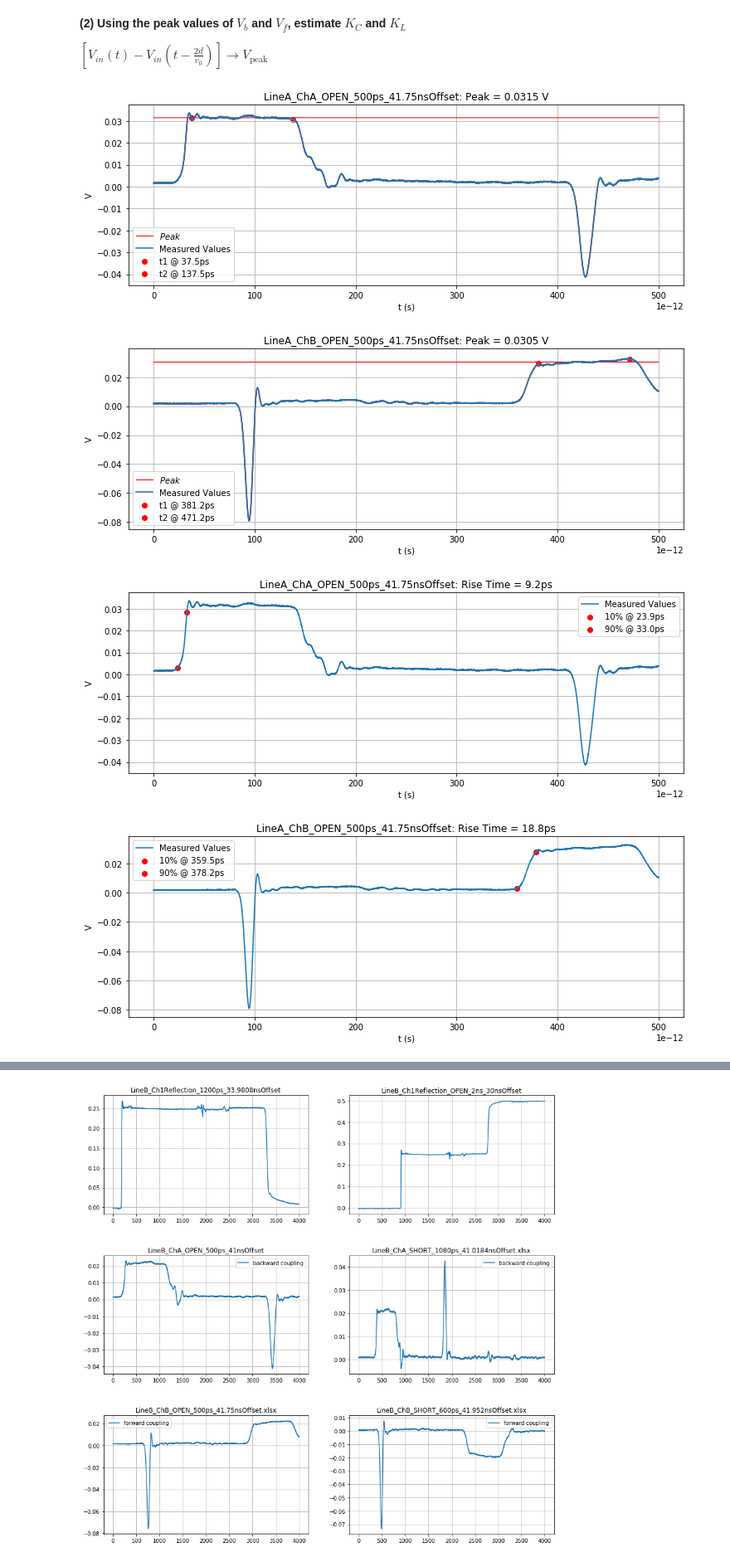
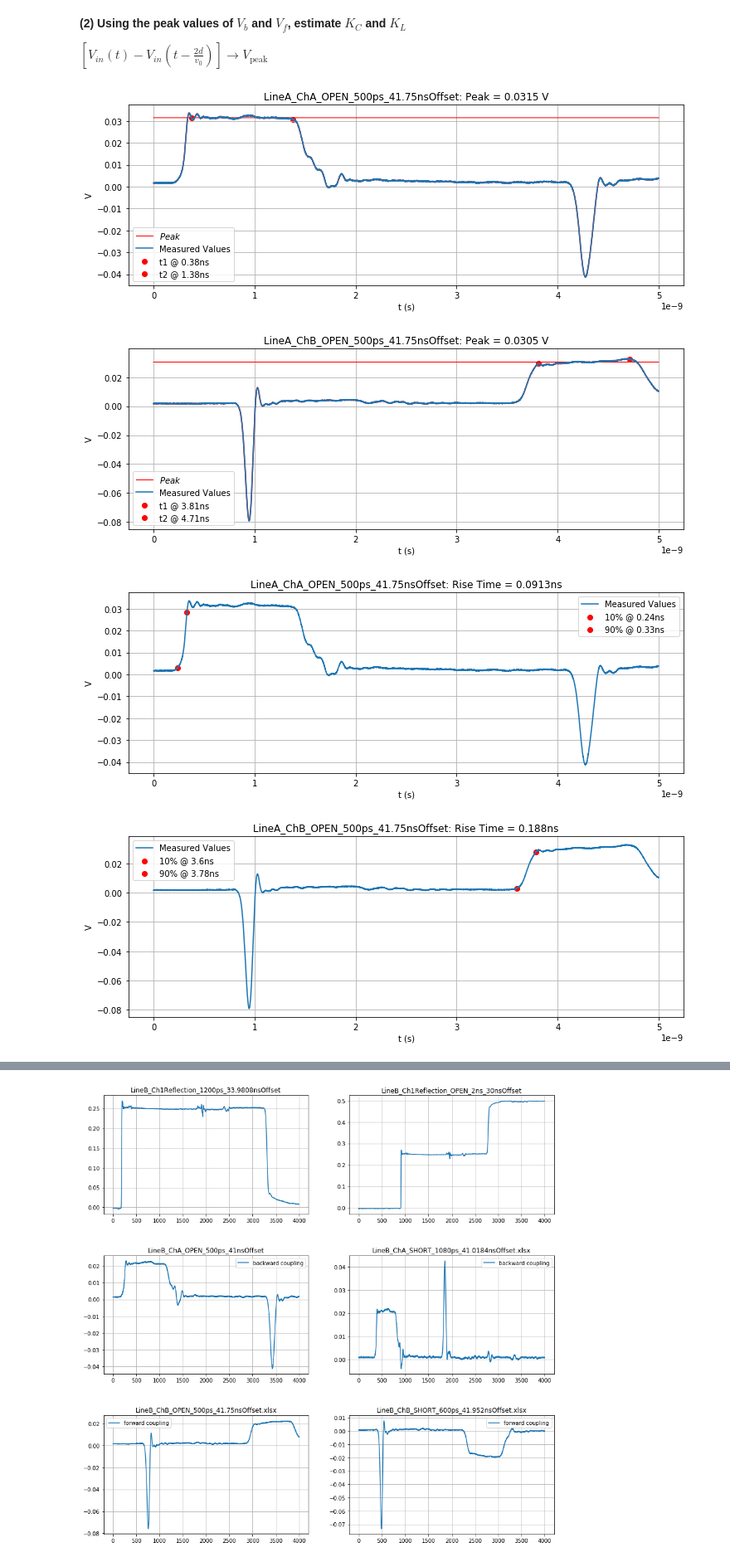
Before and after one commit to kegedy/UWEE572, a Jupyter notebook: labs/lab02/lab02.ipynb, the cells around one changed output, grey strips where cells are left out. Shown at 83% size. Drawn from its saved outputs; the diff is of its cells as text; code cells hidden in the pictures.

```diff
--- a/labs/lab02/lab02.ipynb
+++ b/labs/lab02/lab02.ipynb
@@ -339,16 +318,16 @@ def WaveformPeakPlt(np_arr,x0,x1,title=''):
 # %%
 # Plot Waveform and Rise Time
 
-def WaveformRTimePlt(np_arr,x0,x1,fsv=None,title=''):
-    # Assumes 500ps window
+def WaveformRTimePlt(np_arr,x0,x1,total_time,fsv=None,title=''):
+    # Assumes 5ns window
     # Plots the given waveform
     #   and the rise time (defined as 10%-90%) between [x0,x1]
 
     # Figure
     fig,ax = plt.subplots(figsize=(12,4))
     L = len(np_arr)
-    x,res = np.linspace(0,500*10**(-12),L,endpoint=False,retstep=True)
-    Ures = res*10**12
+    x,res = np.linspace(0,total_time,L,endpoint=False,retstep=True)
+    Ures = res*10**9
 
     # Parameters
     x10,x90 = RiseTime(np_arr[x0:x1],fsv=fsv)
@@ -361,17 +340,17 @@ def WaveformRTimePlt(np_arr,x0,x1,fsv=None,title=''):
     )
     ax.scatter(x10*res,np_arr[x10],
         color='red',
-        label=f'10% @ {round(x10*Ures,1)}ps'
+        label=f'10% @ {round(x10*Ures,2)}ns'
     )
     ax.scatter(x90*res,np_arr[x90],
         color='red',
-        label=f'90% @ {round(x90*Ures,1)}ps'
+        label=f'90% @ {round(x90*Ures,2)}ns'
     )
-    rt = RoundNonZeroDecimal((x90*Ures)-(x10*Ures),1)
+    rt = RoundNonZeroDecimal((x90*Ures)-(x10*Ures),2)
 
     # Labels
-    ax.ticklabel_format(axis='x',style='sci', scilimits=(-12,-12))
-    ax.set_title(f'{title}: Rise Time = {rt}ps')
+    ax.ticklabel_format(axis='x',style='sci', scilimits=(-9,-9))
+    ax.set_title(f'{title}: Rise Time = {rt}ns')
     ax.set_xlabel('t (s)')
     ax.set_ylabel('V')
     plt.grid(True)
@@ -656,6 +637,7 @@ WaveformPeakPlt(
     LineA_ChA_OPEN_500ps_41,
     x0=300,
     x1=1100,
+    total_time=5*10**(-9),
     title='LineA_ChA_OPEN_500ps_41.75nsOffset'
 )
 
@@ -664,29 +646,32 @@ WaveformPeakPlt(
     LineA_ChB_OPEN_500ps_41,
     x0=3050,
     x1=3770,
+    total_time=5*10**(-9),
     title='LineA_ChB_OPEN_500ps_41.75nsOffset'
 )
 # %% [output]
-[figure, old version]
+[figure, new version]
-[figure, old version]
+[figure, new version]
 # %%
 # Rise Time: LineA_ChA_OPEN_500ps_41.75nsOffset
 WaveformRTimePlt(
     LineA_ChA_OPEN_500ps_41,
     x0=0,       # Window Bounds [x0,x1]
     x1=1000,
+    total_time=5*10**(-9),
     fsv=0.0315,
     title='LineA_ChA_OPEN_500ps_41.75nsOffset'
 )
 
 # Rise Time: LineA_ChB_OPEN_500ps_41.75nsOffset
 WaveformRTimePlt(
     LineA_ChB_OPEN_500ps_41,
     x0=2700,    # Window Bounds [x0,x1]
     x1=3050,
+    total_time=5*10**(-9),
     fsv=0.0305,
     title='LineA_ChB_OPEN_500ps_41.75nsOffset'
 )
 # %% [output]
-[figure, old version]
+[figure, new version]
-[figure, old version]
+[figure, new version]
```
Also changed, not shown: parts of 16 cells of this notebook.
